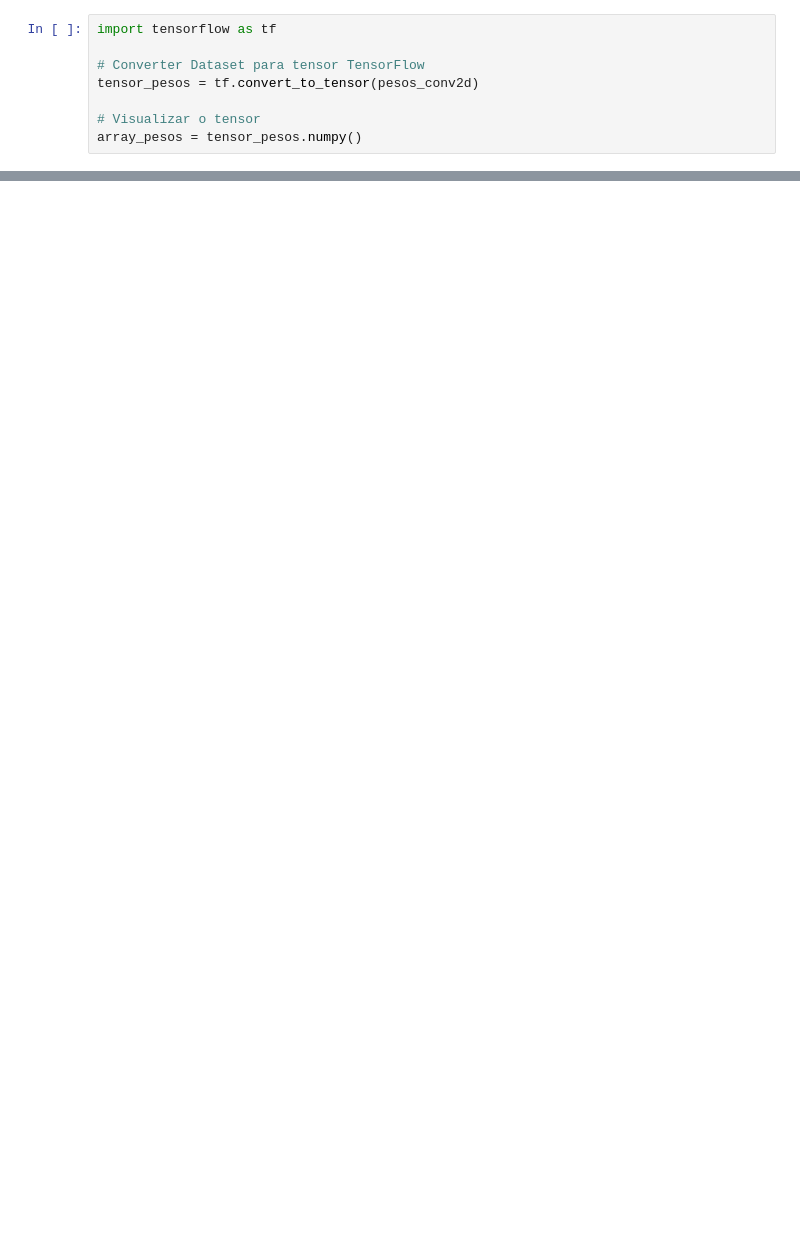
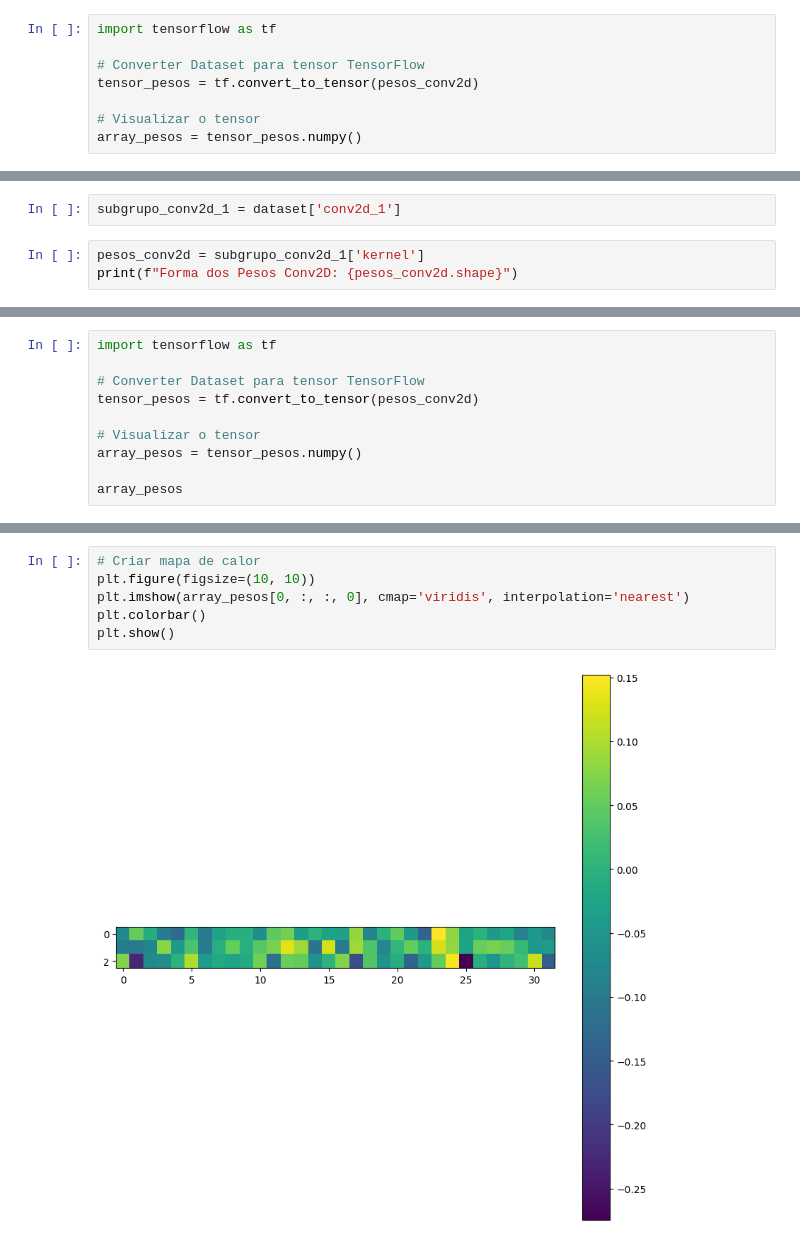
Before and after one commit to rodrigogrego/tensor-flow-retinopatia-diabetica, a Jupyter notebook: model_h5_process.ipynb, the cells around one changed output, grey strips where cells are left out. Saved outputs shown, nothing was run; the diff lists cells and outputs as text; blank space fills up the shorter version.

```diff
--- a/model_h5_process.ipynb
+++ b/model_h5_process.ipynb
@@ -179,0 +203,5 @@ plt.show()
+# %%
+subgrupo_conv2d_1 = dataset['conv2d_1']
+# %%
+pesos_conv2d = subgrupo_conv2d_1['kernel']
+print(f"Forma dos Pesos Conv2D: {pesos_conv2d.shape}")
@@ -179,0 +274,10 @@ plt.show()
+# %%
+import tensorflow as tf
+
+# Converter Dataset para tensor TensorFlow
+tensor_pesos = tf.convert_to_tensor(pesos_conv2d)
+
+# Visualizar o tensor
+array_pesos = tensor_pesos.numpy()
+
+array_pesos
@@ -179,0 +302,8 @@ plt.show()
+# %%
+# Criar mapa de calor
+plt.figure(figsize=(10, 10))
+plt.imshow(array_pesos[0, :, :, 0], cmap='viridis', interpolation='nearest')
+plt.colorbar()
+plt.show()
+# %% [output]
+[figure, added]
```
Also changed, not shown: parts of 30 cells of this notebook.
